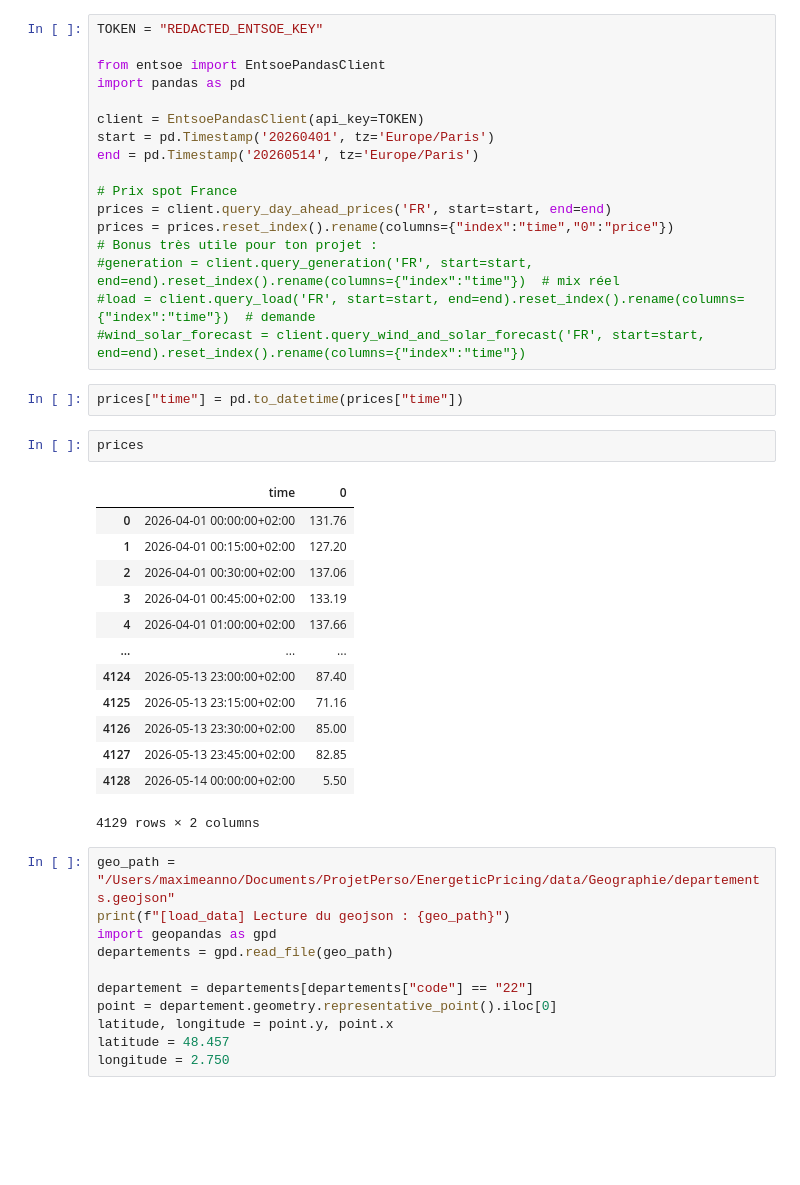
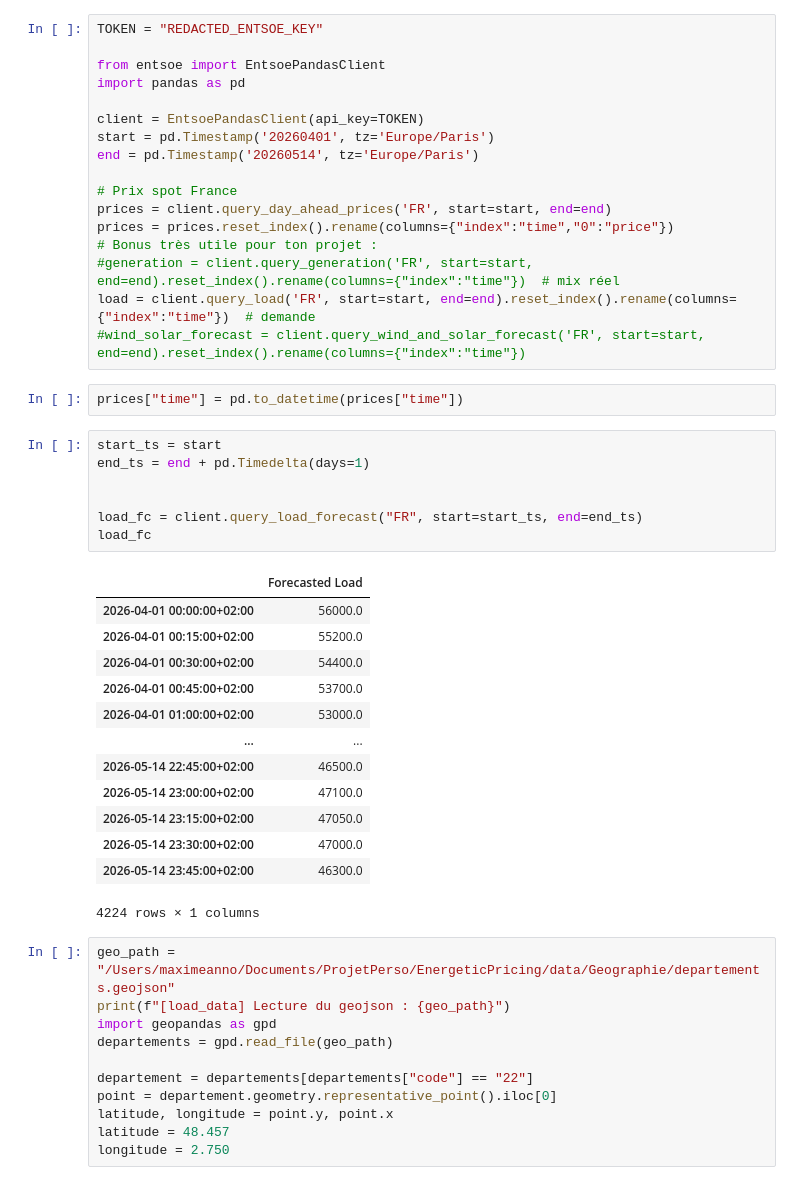
Before and after one commit to leomariecode/EnergeticPricing, a Jupyter notebook: src/models/API models.ipynb, the cells around one changed output. Saved outputs shown, nothing was run; the diff lists cells and outputs as text; blank space fills up the shorter version.

```diff
--- a/src/models/API models.ipynb
+++ b/src/models/API models.ipynb
@@ -13,26 +13,31 @@ prices = client.query_day_ahead_prices('FR', start=start, end=end)
 prices = prices.reset_index().rename(columns={"index":"time","0":"price"})
 # Bonus très utile pour ton projet :
 #generation = client.query_generation('FR', start=start, end=end).reset_index().rename(columns={"index":"time"})  # mix réel
-#load = client.query_load('FR', start=start, end=end).reset_index().rename(columns={"index":"time"})  # demande
+load = client.query_load('FR', start=start, end=end).reset_index().rename(columns={"index":"time"})  # demande
 #wind_solar_forecast = client.query_wind_and_solar_forecast('FR', start=start, end=end).reset_index().rename(columns={"index":"time"})
 # %%
 prices["time"] = pd.to_datetime(prices["time"])
 # %%
-prices
+start_ts = start
+end_ts = end + pd.Timedelta(days=1)
+
+
+load_fc = client.query_load_forecast("FR", start=start_ts, end=end_ts)
+load_fc
 # %% [output]
-|  | time | 0 |
-| 0 | 2026-04-01 00:00:00+02:00 | 131.76 |
-| 1 | 2026-04-01 00:15:00+02:00 | 127.20 |
-| 2 | 2026-04-01 00:30:00+02:00 | 137.06 |
-| 3 | 2026-04-01 00:45:00+02:00 | 133.19 |
-| 4 | 2026-04-01 01:00:00+02:00 | 137.66 |
-| ... | ... | ... |
-| 4124 | 2026-05-13 23:00:00+02:00 | 87.40 |
-| 4125 | 2026-05-13 23:15:00+02:00 | 71.16 |
-| 4126 | 2026-05-13 23:30:00+02:00 | 85.00 |
-| 4127 | 2026-05-13 23:45:00+02:00 | 82.85 |
-| 4128 | 2026-05-14 00:00:00+02:00 | 5.50 |
+|  | Forecasted Load |
+| 2026-04-01 00:00:00+02:00 | 56000.0 |
+| 2026-04-01 00:15:00+02:00 | 55200.0 |
+| 2026-04-01 00:30:00+02:00 | 54400.0 |
+| 2026-04-01 00:45:00+02:00 | 53700.0 |
+| 2026-04-01 01:00:00+02:00 | 53000.0 |
+| ... | ... |
+| 2026-05-14 22:45:00+02:00 | 46500.0 |
+| 2026-05-14 23:00:00+02:00 | 47100.0 |
+| 2026-05-14 23:15:00+02:00 | 47050.0 |
+| 2026-05-14 23:30:00+02:00 | 47000.0 |
+| 2026-05-14 23:45:00+02:00 | 46300.0 |
-4129 rows × 2 columns
+4224 rows × 1 columns
 # %%
 geo_path = "/Users/maximeanno/Documents/ProjetPerso/EnergeticPricing/data/Geographie/departements.geojson"
 print(f"[load_data] Lecture du geojson : {geo_path}")
```
Also changed, not shown: 11 other files.
